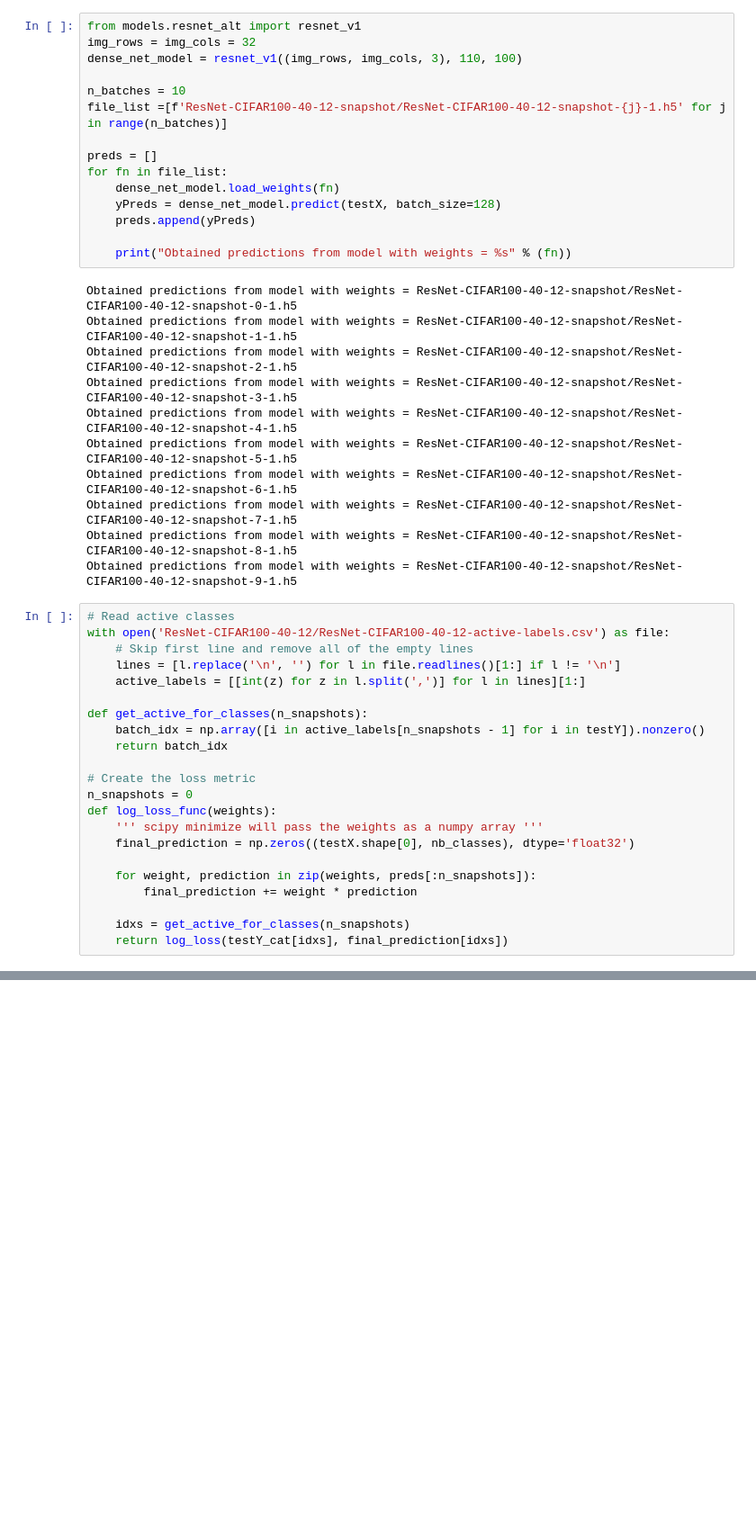
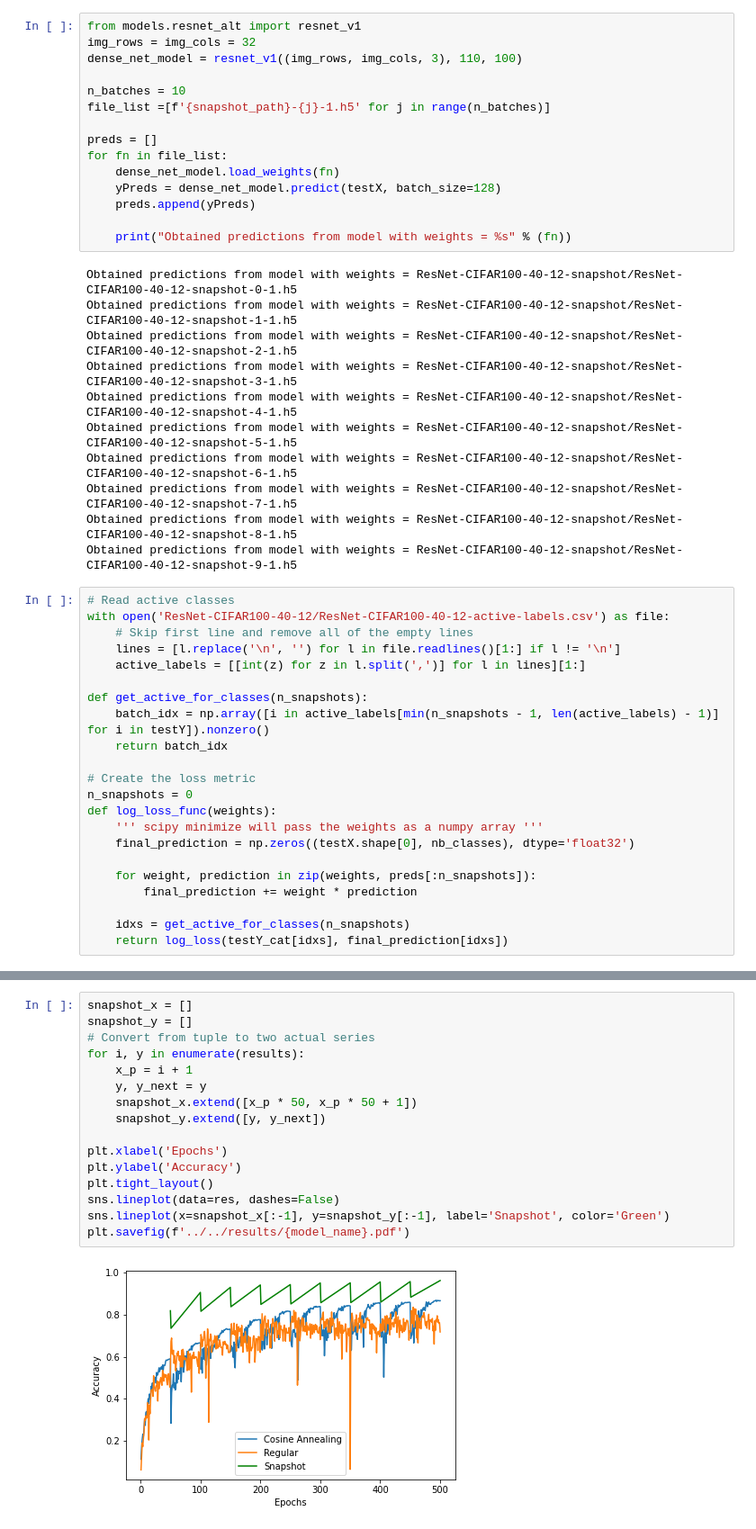
Before and after one commit to jobvink/SnapshotEnsembles, a Jupyter notebook: analytics/CIFAR-100/experiment-01.ipynb, the cells around one changed output, grey strips where cells are left out. Shown: that part at 90% size. Saved outputs shown, nothing was run; the diff lists cells and outputs as text; blank space fills up the shorter version.

```diff
--- a/analytics/CIFAR-100/experiment-01.ipynb
+++ b/analytics/CIFAR-100/experiment-01.ipynb
@@ -72,7 +63,7 @@ img_rows = img_cols = 32
 dense_net_model = resnet_v1((img_rows, img_cols, 3), 110, 100)
 
 n_batches = 10
-file_list =[f'ResNet-CIFAR100-40-12-snapshot/ResNet-CIFAR100-40-12-snapshot-{j}-1.h5' for j in range(n_batches)]
+file_list =[f'{snapshot_path}-{j}-1.h5' for j in range(n_batches)]
 
 preds = []
 for fn in file_list:
@@ -100,7 +91,7 @@ with open('ResNet-CIFAR100-40-12/ResNet-CIFAR100-40-12-active-labels.csv') as fi
     active_labels = [[int(z) for z in l.split(',')] for l in lines][1:]
 
 def get_active_for_classes(n_snapshots):
-    batch_idx = np.array([i in active_labels[n_snapshots - 1] for i in testY]).nonzero()
+    batch_idx = np.array([i in active_labels[min(n_snapshots - 1, len(active_labels) - 1)] for i in testY]).nonzero()
     return batch_idx
 
 # Create the loss metric
@@ -190,0 +181,18 @@ Iteration 1: Error :  60.96
+# %%
+snapshot_x = []
+snapshot_y = []
+# Convert from tuple to two actual series
+for i, y in enumerate(results):
+    x_p = i + 1
+    y, y_next = y
+    snapshot_x.extend([x_p * 50, x_p * 50 + 1])
+    snapshot_y.extend([y, y_next])
+
+plt.xlabel('Epochs')
+plt.ylabel('Accuracy')
+plt.tight_layout()
+sns.lineplot(data=res, dashes=False)
+sns.lineplot(x=snapshot_x[:-1], y=snapshot_y[:-1], label='Snapshot', color='Green')
+plt.savefig(f'../../results/{model_name}.pdf')
+# %% [output]
+[figure, added]
```
Also changed, not shown: parts of 3 cells of this notebook, 2 other files.
